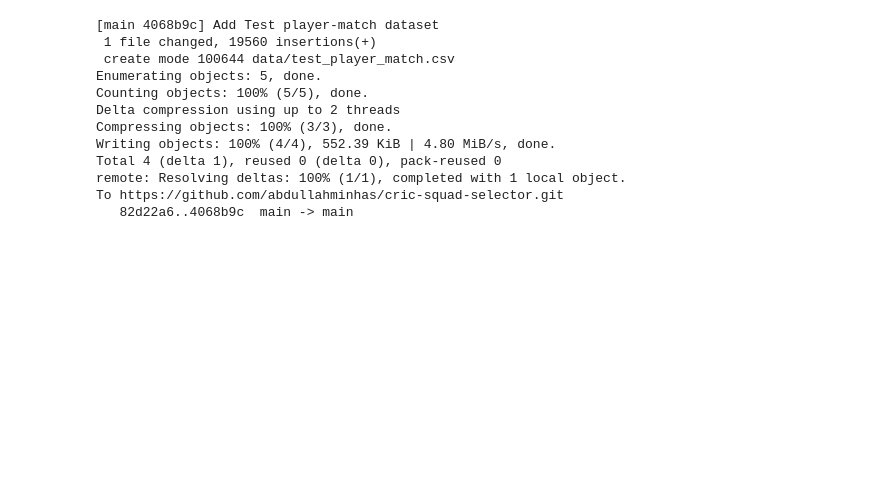
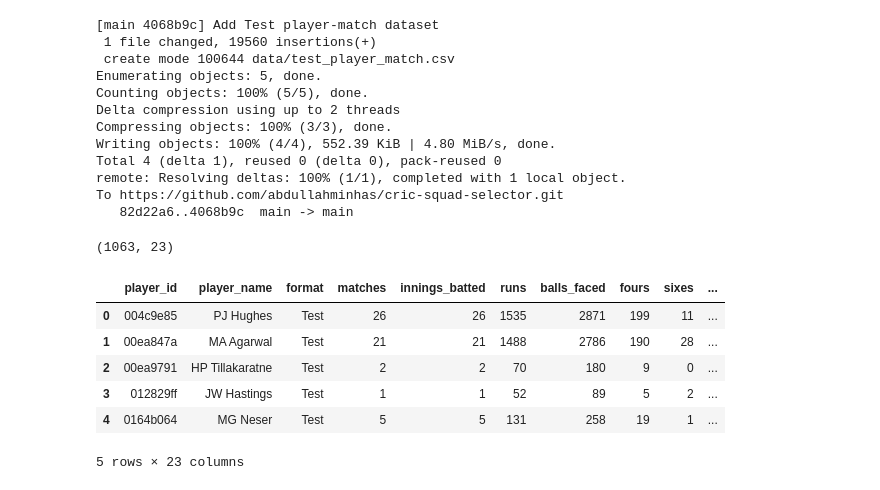
Before and after one commit to abdullahminhas/cric-squad-selector, a Jupyter notebook: cric_squad_selector_data.ipynb, the cells around one changed output. Cells and saved outputs as stored; diff of their text form; code cells hidden in the pictures; blank space fills up the shorter version.

```diff
--- a/cric_squad_selector_data.ipynb
+++ b/cric_squad_selector_data.ipynb
@@ -194,3 +194,46 @@ Total 4 (delta 1), reused 0 (delta 0), pack-reused 0
 remote: Resolving deltas: 100% (1/1), completed with 1 local object.
 To https://github.com/abdullahminhas/cric-squad-selector.git
    82d22a6..4068b9c  main -> main
+# %%
+import pandas as pd
+
+df = pd.read_csv("data/test_player_match.csv")
+
+summary = df.groupby(["player_id", "player_name"]).agg(
+    format=("format", "first"),
+    matches=("match_id", "nunique"),
+    innings_batted=("balls_faced", lambda x: (x > 0).sum()),
+    runs=("runs", "sum"),
+    balls_faced=("balls_faced", "sum"),
+    fours=("fours", "sum"),
+    sixes=("sixes", "sum"),
+    times_out=("dismissed", "sum"),
+    innings_bowled=("balls_bowled", lambda x: (x > 0).sum()),
+    balls_bowled=("balls_bowled", "sum"),
+    runs_conceded=("runs_conceded", "sum"),
+    wickets=("wickets", "sum"),
+    maidens=("maidens", "sum"),
+    catches=("catches", "sum"),
+    run_outs=("run_outs", "sum"),
+    stumpings=("stumpings", "sum"),
+    player_of_match_count=("player_of_match", "sum"),
+).reset_index()
+
+# calculated fields
+summary["batting_avg"] = (summary["runs"] / summary["times_out"].replace(0, pd.NA)).round(2)
+summary["strike_rate"] = (summary["runs"] / summary["balls_faced"].replace(0, pd.NA) * 100).round(2)
+summary["bowling_avg"] = (summary["runs_conceded"] / summary["wickets"].replace(0, pd.NA)).round(2)
+summary["economy"] = (summary["runs_conceded"] / (summary["balls_bowled"].replace(0, pd.NA) / 6)).round(2)
+
+summary.to_csv("data/test_player_summary.csv", index=False)
+print(summary.shape)
+summary.head()
+# %% [output]
+(1063, 23)
+|  | player_id | player_name | format | matches | innings_batted | runs | balls_faced | fours | sixes | ... |
+| 0 | 004c9e85 | PJ Hughes | Test | 26 | 26 | 1535 | 2871 | 199 | 11 | ... |
+| 1 | 00ea847a | MA Agarwal | Test | 21 | 21 | 1488 | 2786 | 190 | 28 | ... |
+| 2 | 00ea9791 | HP Tillakaratne | Test | 2 | 2 | 70 | 180 | 9 | 0 | ... |
+| 3 | 012829ff | JW Hastings | Test | 1 | 1 | 52 | 89 | 5 | 2 | ... |
+| 4 | 0164b064 | MG Neser | Test | 5 | 5 | 131 | 258 | 19 | 1 | ... |
+5 rows × 23 columns
```
